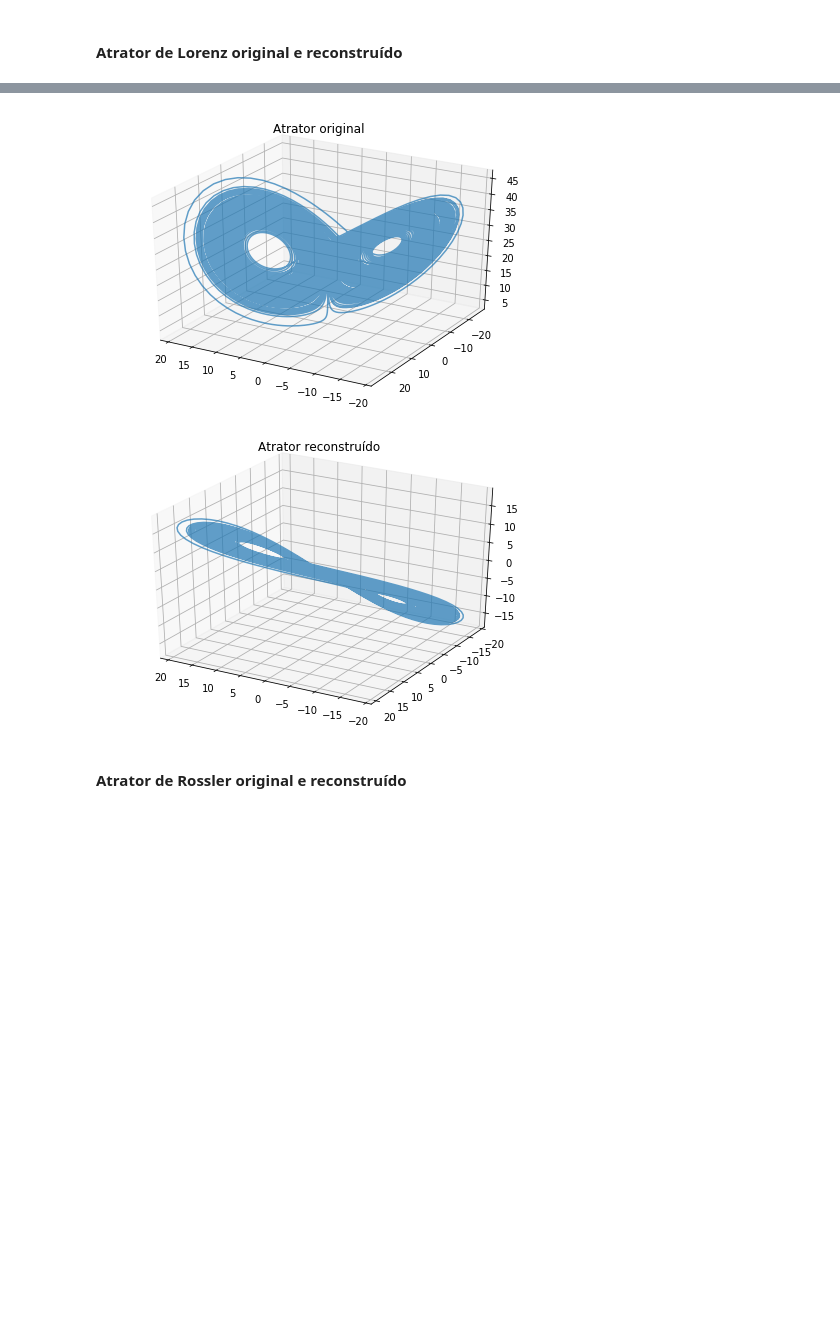
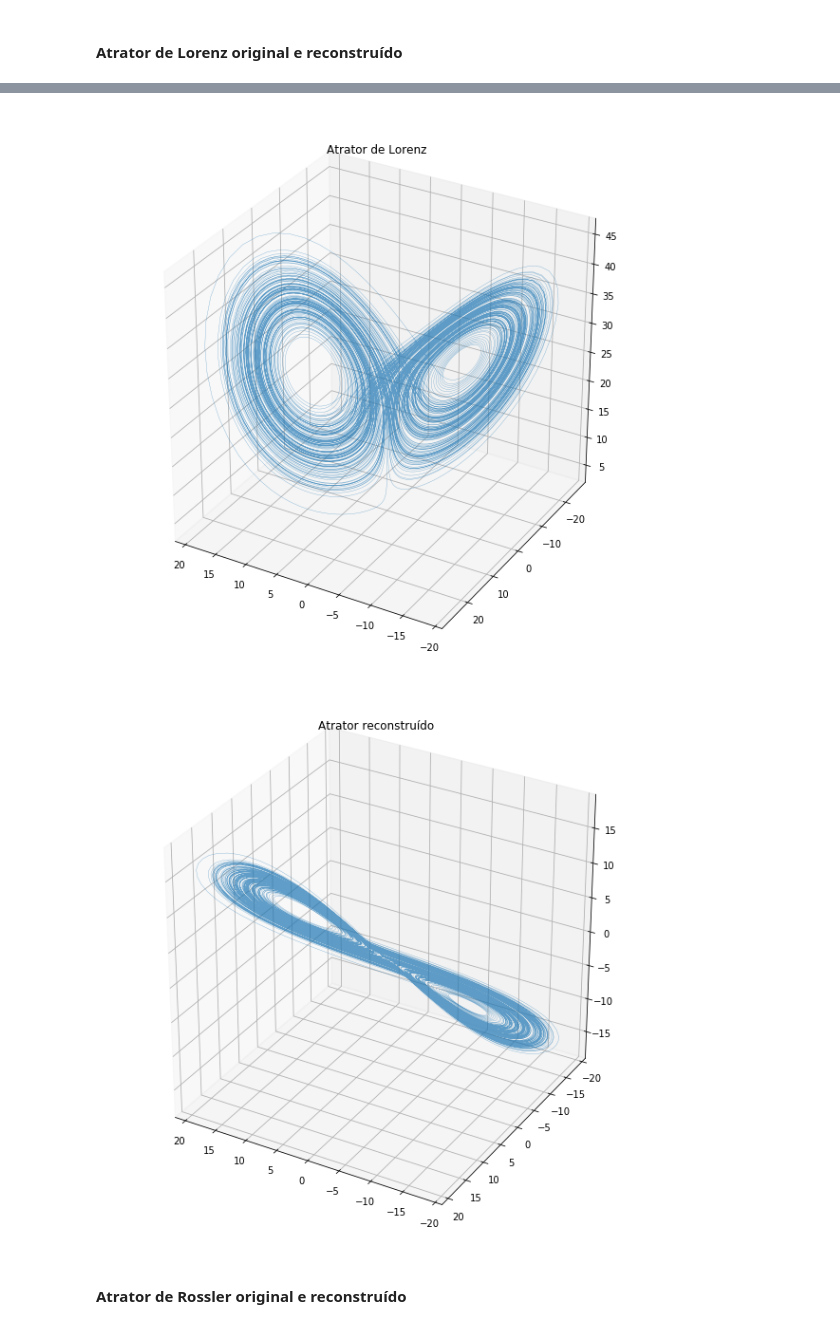
Before and after one commit to aronifanger/nltsa_app, a Jupyter notebook: notebooks/Relatório - Série VI.ipynb, the cells around one changed output, grey strips where cells are left out. Drawn from its saved outputs; the diff is of its cells as text; code cells hidden in the pictures; blank space fills up the shorter version.

```diff
--- a/notebooks/Relatório - Série VI.ipynb
+++ b/notebooks/Relatório - Série VI.ipynb
@@ -167,14 +167,48 @@ class HenonMap:
         return np.array([1 - a * x ** 2 + y,
                          b * x])
 
+class FoldedTowelMap:
+
+    def __init__(self, state=None, parameters=None):
+        """
+        :param state: initial state (x, y, z);
+        :param parameters: not used;
+        """
+
+        self.initial_state = state if state is not None else np.array([0.6, 0.3, 0.4])
+        self.parameters = None
+
+
+    def f(self, state):
+        """
+        FoldedTowelMap
+        Paralitz
+
+        :return: f(x, y).
+        """
+        x, y, z = state
+        return np.array([3.8 * x * (1 - x) - 0.05 * (y + 0.35) * (1 - 2 * z),
+                         0.1 * ((y + 0.35) * (1 - 2 * z) - 1) * (1 - 1.9 * x),
+                         3.78 * z * (1 - z) + 0.2 * y])
+
 
 from matplotlib import pyplot as plt
 import mpl_toolkits.mplot3d.axes3d as axes3d
 
 def plot3d(xyz, title=None, angle=30):
-    fig = plt.figure()
+    fig = plt.figure(figsize=(8,8))
     ax = axes3d.Axes3D(fig)
-    ax.plot3D(xyz[0], xyz[1], xyz[2], alpha=0.7)
+    ax.plot3D(xyz[0], xyz[1], xyz[2], alpha=0.7, lw=0.3)
+    ax.view_init(30, angle)
+
+    fig.add_axes(ax)
+    plt.title(title)
+    plt.show(block=False)
+
+def scatter3d(xyz, title=None, angle=30):
+    fig = plt.figure(figsize=(8,8))
+    ax = axes3d.Axes3D(fig)
+    ax.scatter(xyz[0], xyz[1], xyz[2], alpha=0.7, linewidths=0.01, s=1)
     ax.view_init(30, angle)
 
     fig.add_axes(ax)
@@ -182,14 +216,15 @@ def plot3d(xyz, title=None, angle=30):
     plt.show(block=False)
 
 def plot2d(xy,title=None):
-    plt.scatter(xy[0], xy[1], alpha=0.7, linewidths=0.01)
+    plt.figure(figsize=(8,8))
+    plt.scatter(xy[0], xy[1], alpha=0.7, s=1, linewidths=0.01)
     plt.title(title)
     plt.show(block=False)
 # %% [markdown]
 #### Atrator de Lorenz original e reconstruído
 # %%
 original_series = generate(LorenzODE())
-plot3d(original_series, title="Atrator original", angle=120)
+plot3d(original_series, title="Atrator de Lorenz", angle=120)
 
 reconstructed_series = psr(original_series[0], m=3, tau=3)
 plot3d(reconstructed_series, title="Atrator reconstruído", angle=120)
@@ -199,5 +232,5 @@ Adding an axes using the same arguments as a previous axes currently reuses the
-[figure, old version]
+[figure, new version]
-[figure, old version]
+[figure, new version]
 # %% [markdown]
 #### Atrator de Rossler original e reconstruído
 # %%
```
Also changed, not shown: parts of 32 cells of this notebook.
